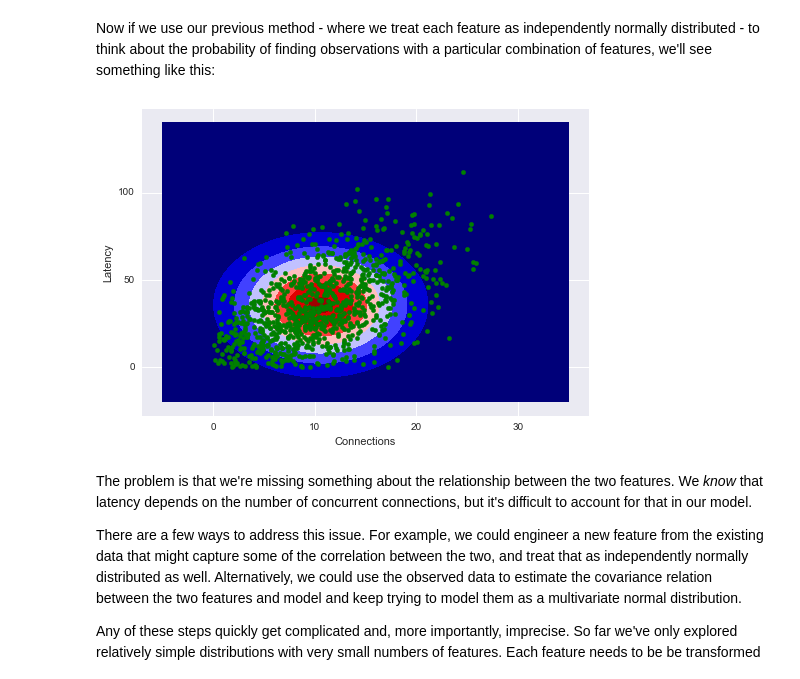
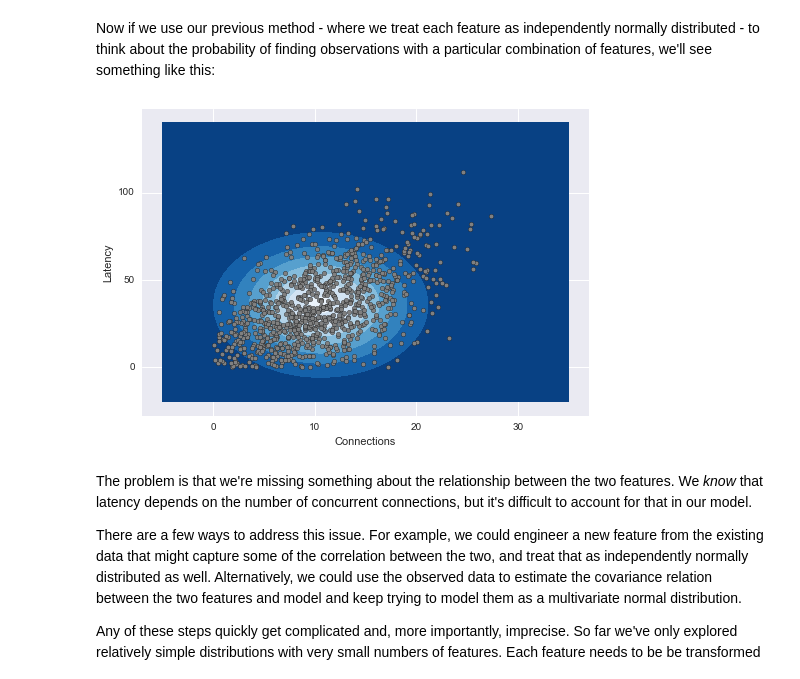
Before and after one commit to fastforwardlabs/anomaly_detection, a Jupyter notebook: Anomaly Detection Post.ipynb, the cells around one changed output. Saved outputs shown, nothing was run; the diff lists cells and outputs as text; code cells hidden in the pictures.

```diff
--- a/Anomaly Detection Post.ipynb
+++ b/Anomaly Detection Post.ipynb
@@ -224,16 +225,16 @@ Now if we use our previous method - where we treat each feature as independently
 # %%
 delta = 0.025
 x1 = np.arange(-5, 35, delta)
 x2 = np.arange(-20, 140, delta)
 x, y = np.meshgrid(x1, x2)
 z = plt.mlab.bivariate_normal(x, y, cons.std(), latency.std(), cons.mean(), latency.mean())
-plt.contourf(x, y, z, cmap='seismic')
-plt.scatter(cons, latency, color='green')
+plt.contourf(x, y, z, cmap='Blues_r')
+plt.scatter(cons, latency, c='gray')
 plt.ylabel('Latency')
 plt.xlabel('Connections')
 plt.show()
 # %% [output]
-[figure, old version]
+[figure, new version]
 # %% [markdown]
 The problem is that we're missing something about the relationship between the two features.  We _know_ that latency depends on the number of concurrent connections, but it's difficult to account for that in our model.
 
```
Also changed, not shown: parts of 14 cells of this notebook.
